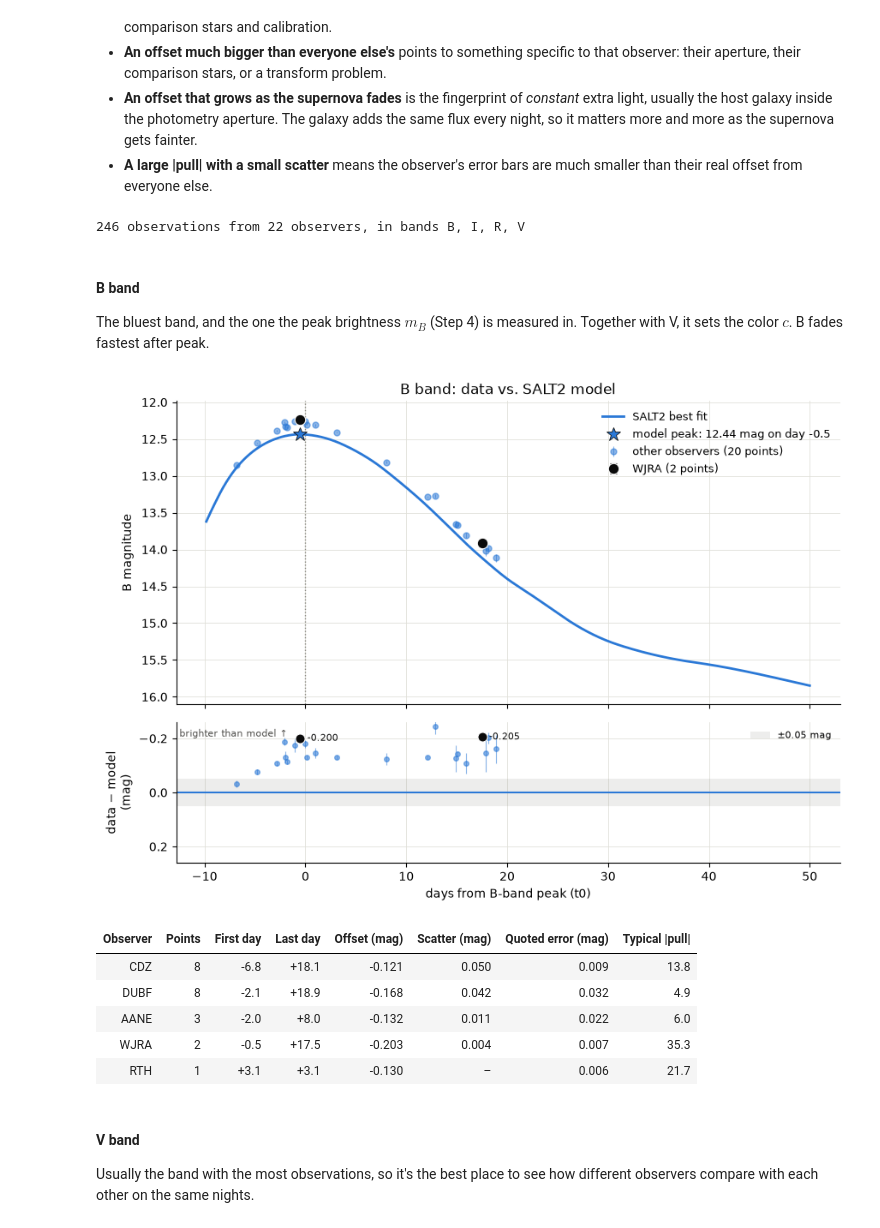
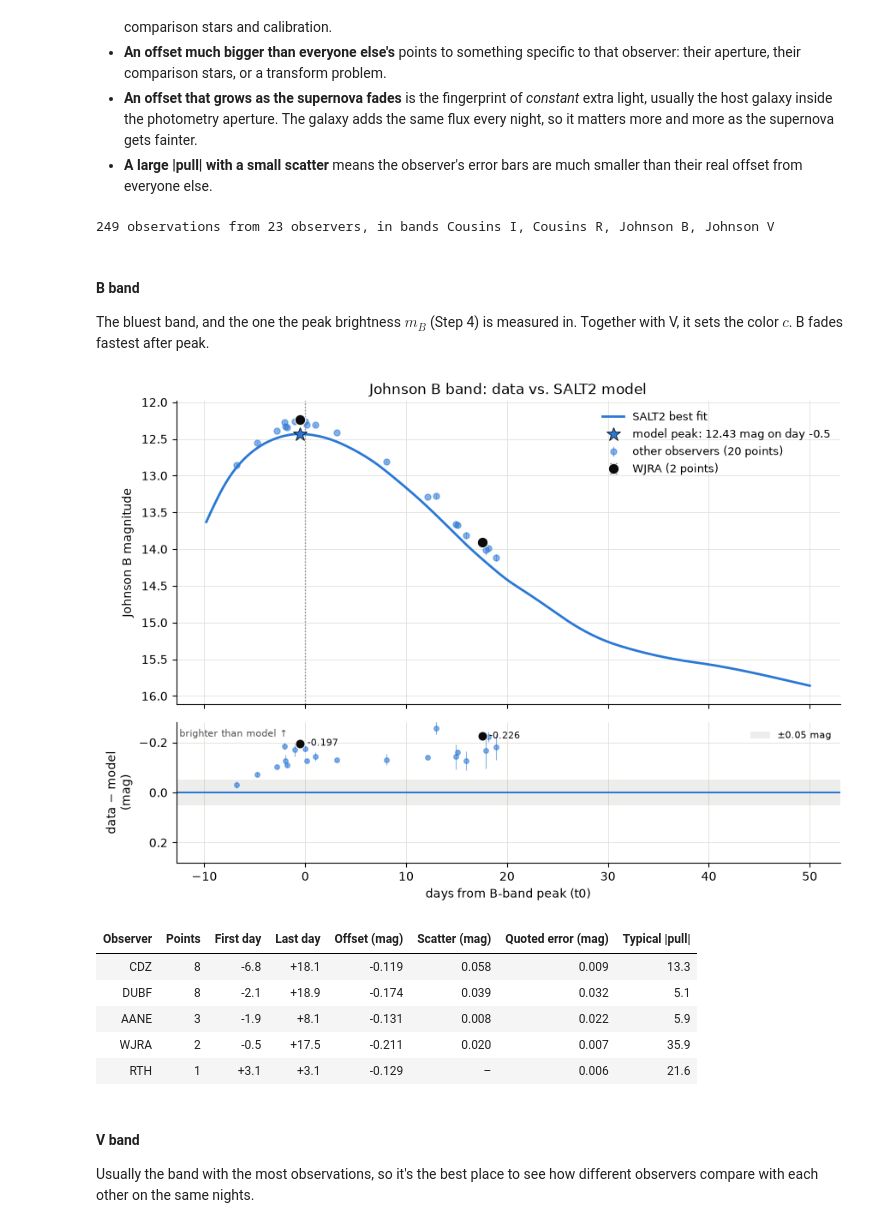
Before and after one commit to jeffrwatts/AstroNotebooks, a Jupyter notebook: sn1a_distance.ipynb, the cells around one changed output. Cells and saved outputs as stored; diff of their text form; code cells hidden in the pictures.

```diff
--- a/sn1a_distance.ipynb
+++ b/sn1a_distance.ipynb
@@ -157,11 +160,11 @@ brightest V-band point. Only data from 10 days before to 50 days after that
 guess are fit (the gray shading is left out), because that's the range the
 SALT2 model was trained on.
 # %%
-df_all = aavso.load_aavso_report(target["file"])
+df_all = aavso.load_aid_download(target["file"])
 df, df_excluded = aavso.split_by_observer(df_all, target.get("exclude"))
 
-times, mags = aavso.get_band_series(df, "V")
-t0_guess = times[np.argmin(mags)]
+v = df[df["band"] == "Johnson V"].dropna(subset=["jd", "mag", "uncertainty"])
+t0_guess = v["jd"].iloc[np.argmin(v["mag"])]
 print(f"peak guess (brightest V point): JD {t0_guess:.2f}")
 
 plots.plot_multiband(df, f"{SUPERNOVA}: raw light curve", excluded=df_excluded,
@@ -282,7 +284,7 @@ constrain the light-curve shape.
 # %%
 ERROR_FLOOR = 0.03   # mag, added in quadrature to every error bar (set 0 to see the difference)
 
-df_fit = df.assign(MERR=np.sqrt(df["MERR"]**2 + ERROR_FLOOR**2))
+df_fit = df.assign(uncertainty=np.sqrt(df["uncertainty"]**2 + ERROR_FLOOR**2))
 photdata = supernova.build_photometry_table(df_fit, t0_guess)
 print(f"fitting {len(photdata)} points in bands {sorted(set(photdata['band']))}, error floor {ERROR_FLOOR} mag")
 
@@ -345,26 +347,26 @@ Each band gets a plot and a table.
 # %%
 res = supernova.fit_residuals(df, fit, photdata, t0_guess)
 print(f"{len(res)} observations from {res['observer'].nunique()} observers, "
-      f"in bands {', '.join(sorted(res['FILT'].unique()))}")
+      f"in bands {', '.join(sorted(res['band'].unique()))}")
 # %% [output]
-246 observations from 22 observers, in bands B, I, R, V
+249 observations from 23 observers, in bands Cousins I, Cousins R, Johnson B, Johnson V
 # %% [markdown]
 #### B band
 
 The bluest band, and the one the peak brightness $m_B$ (Step 4) is measured in.
 Together with V, it sets the color $c$. B fades fastest after peak.
 # %%
-plots.plot_band_fit(res, fit, "B", MY_OBSERVER)
+plots.plot_band_fit(res, fit, "Johnson B", MY_OBSERVER)
 plt.show()
-report.observer_fit_table(res, "B", MY_OBSERVER)
+report.observer_fit_table(res, "Johnson B", MY_OBSERVER)
 # %% [output]
-[figure, old version]
+[figure, new version]
 | Observer | Points | First day | Last day | Offset (mag) | Scatter (mag) | Quoted error (mag) | Typical |pull| |
-| CDZ | 8 | -6.8 | +18.1 | -0.121 | 0.050 | 0.009 | 13.8 |
-| DUBF | 8 | -2.1 | +18.9 | -0.168 | 0.042 | 0.032 | 4.9 |
-| AANE | 3 | -2.0 | +8.0 | -0.132 | 0.011 | 0.022 | 6.0 |
-| WJRA | 2 | -0.5 | +17.5 | -0.203 | 0.004 | 0.007 | 35.3 |
-| RTH | 1 | +3.1 | +3.1 | -0.130 | – | 0.006 | 21.7 |
+| CDZ | 8 | -6.8 | +18.1 | -0.119 | 0.058 | 0.009 | 13.3 |
+| DUBF | 8 | -2.1 | +18.9 | -0.174 | 0.039 | 0.032 | 5.1 |
+| AANE | 3 | -1.9 | +8.1 | -0.131 | 0.008 | 0.022 | 5.9 |
+| WJRA | 2 | -0.5 | +17.5 | -0.211 | 0.020 | 0.007 | 35.9 |
+| RTH | 1 | +3.1 | +3.1 | -0.129 | – | 0.006 | 21.6 |
 # %% [markdown]
 #### V band
 
```
Also changed, not shown: parts of 9 cells of this notebook, 5 other files.
